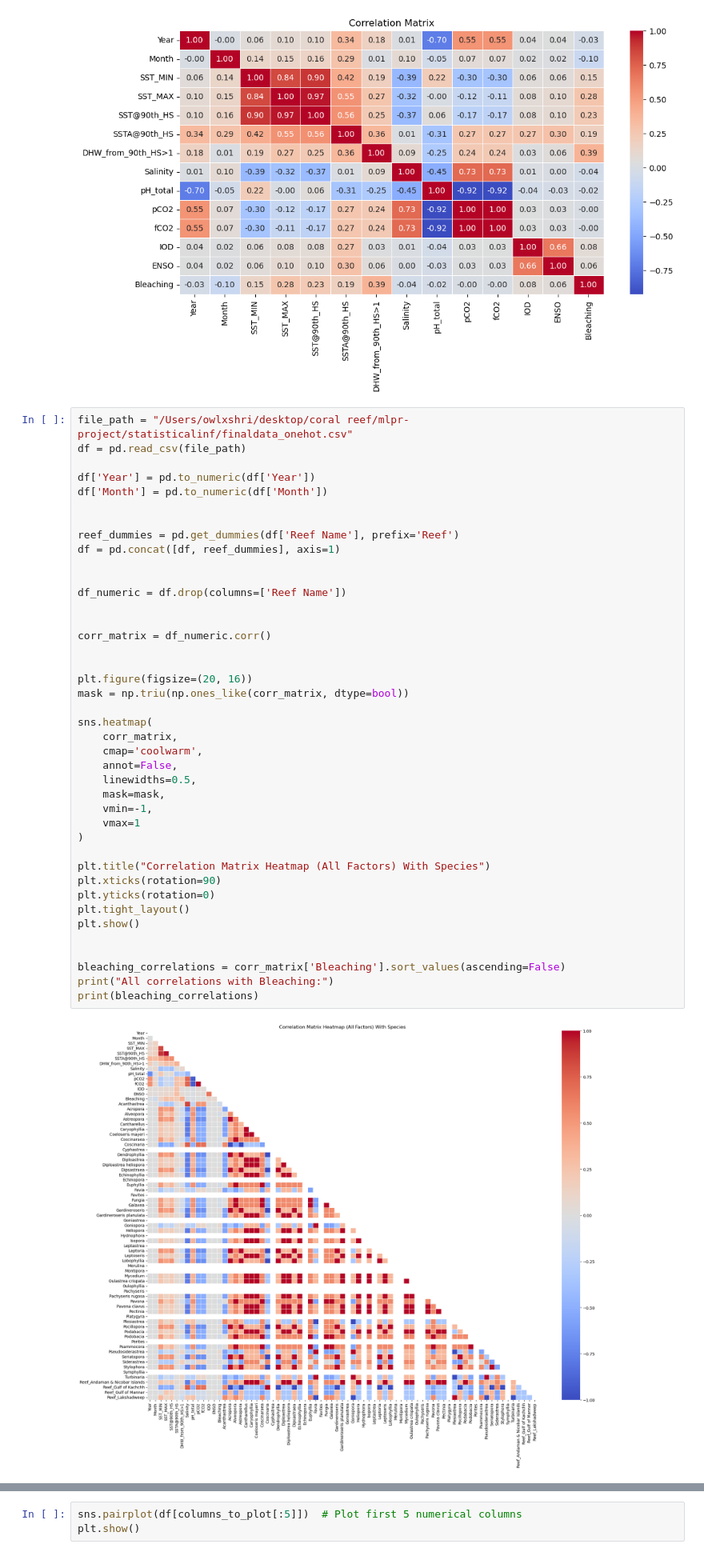
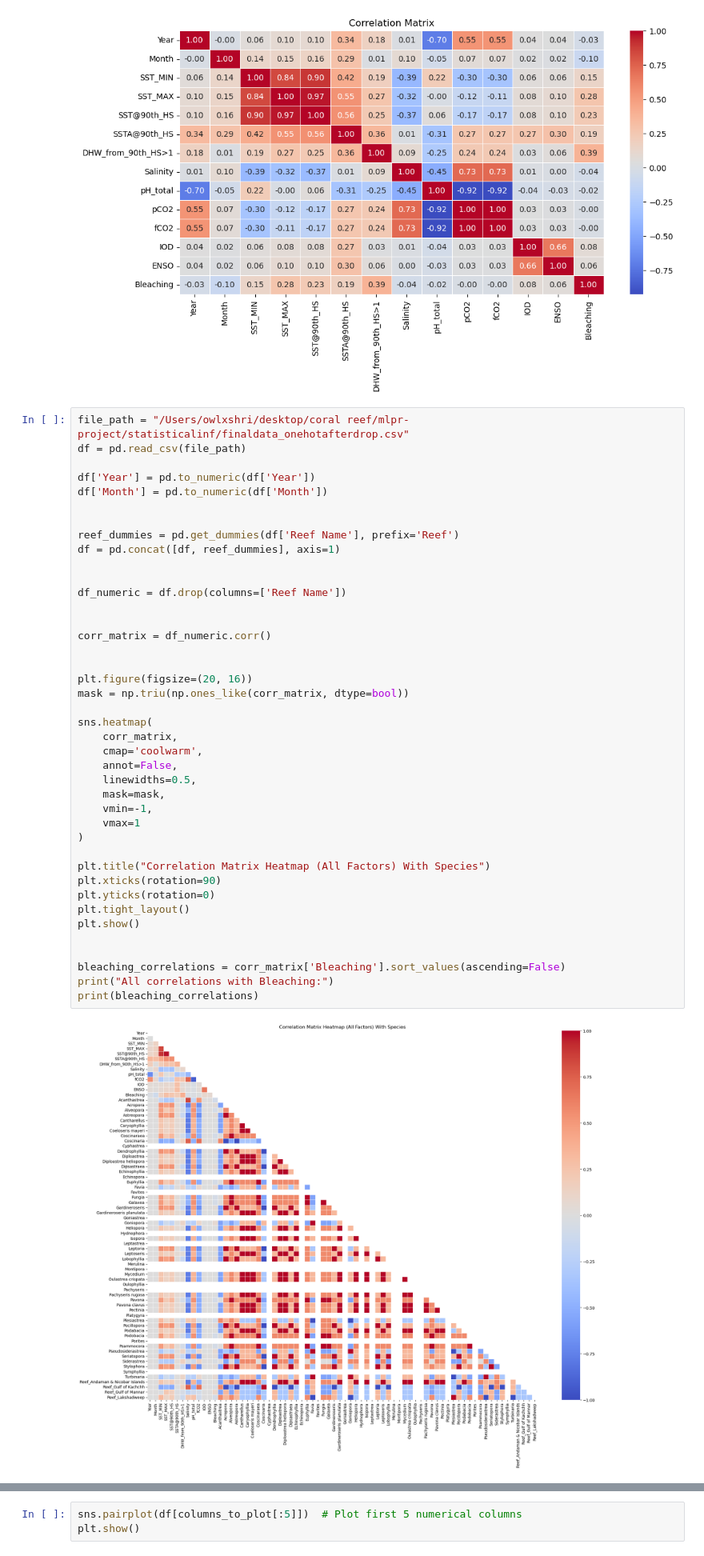
Before and after one commit to shrijacked/Coral-Reef-Bleaching-Prediction, a Jupyter notebook: statisticalinf/dataAnalysis.ipynb, the cells around one changed output, grey strips where cells are left out. Shown at 80% size. Cells and saved outputs as stored; diff of their text form.

```diff
--- a/statisticalinf/dataAnalysis.ipynb
+++ b/statisticalinf/dataAnalysis.ipynb
@@ -79,7 +79,7 @@ plt.show()
 # %% [output]
 [figure]
 # %%
-file_path = "/Users/owlxshri/desktop/coral reef/mlpr-project/statisticalinf/finaldata_onehot.csv"
+file_path = "/Users/owlxshri/desktop/coral reef/mlpr-project/statisticalinf/finaldata_onehotafterdrop.csv"
 df = pd.read_csv(file_path)
 
 df['Year'] = pd.to_numeric(df['Year'])
@@ -93,34 +93,34 @@ df = pd.concat([df, reef_dummies], axis=1)
 df_numeric = df.drop(columns=['Reef Name'])
 
 
 corr_matrix = df_numeric.corr()
 
 
 plt.figure(figsize=(20, 16))
 mask = np.triu(np.ones_like(corr_matrix, dtype=bool))
 
 sns.heatmap(
     corr_matrix,
     cmap='coolwarm',
     annot=False,
     linewidths=0.5,
     mask=mask,
     vmin=-1,
     vmax=1
 )
 
 plt.title("Correlation Matrix Heatmap (All Factors) With Species")
 plt.xticks(rotation=90)
 plt.yticks(rotation=0)
 plt.tight_layout()
 plt.show()
 
 
 bleaching_correlations = corr_matrix['Bleaching'].sort_values(ascending=False)
 print("All correlations with Bleaching:")
 print(bleaching_correlations)
 # %% [output]
-[figure, old version]
+[figure, new version]
 All correlations with Bleaching:
 Bleaching             1.000000
 DHW_from_90th_HS>1    0.387744
```
Also changed, not shown: parts of 1 cell of this notebook, 1 other file.
